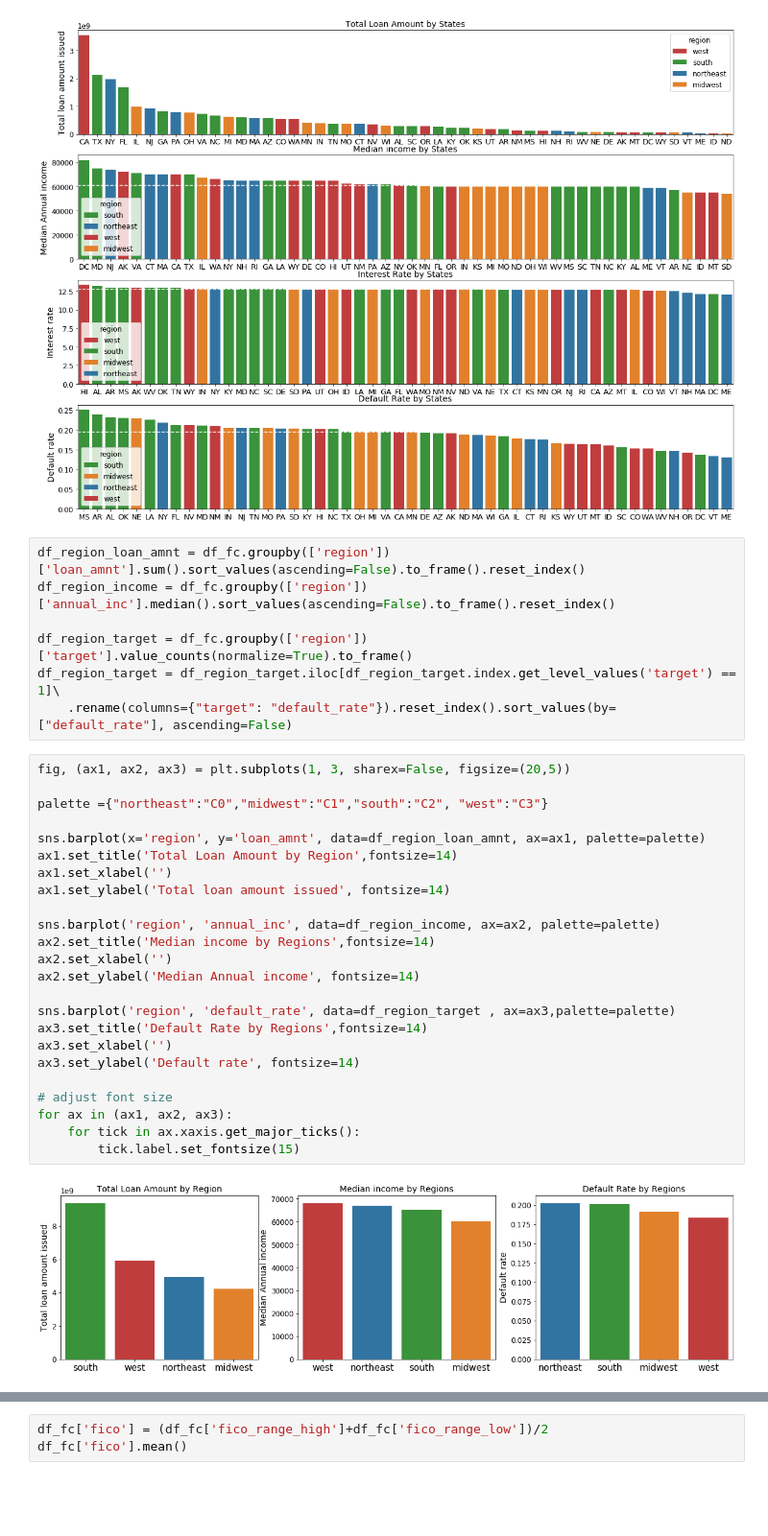
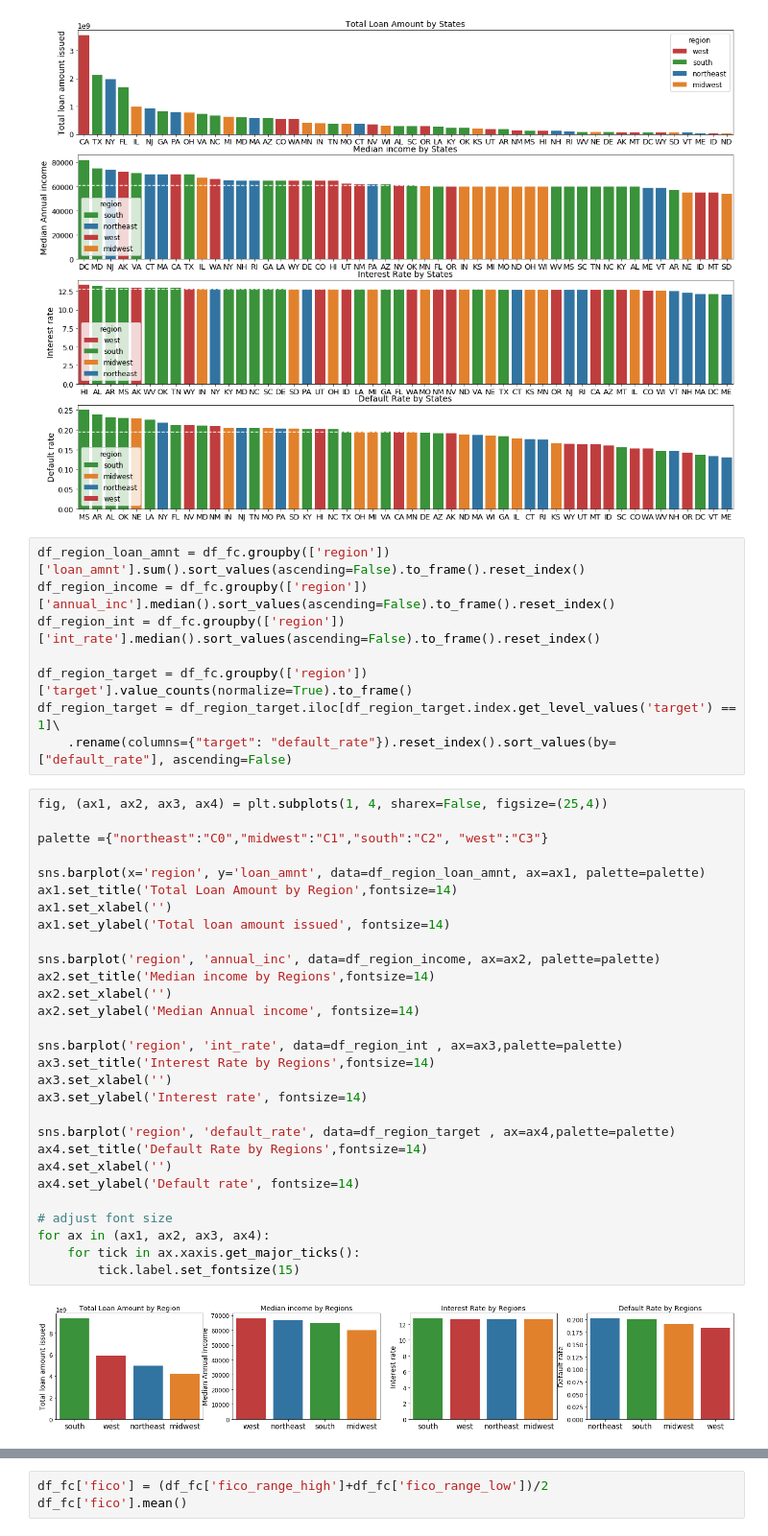
Before and after one commit to cyuancheng/Lending_Club, a Jupyter notebook: 04_LC_DataStory_EDA.ipynb, the cells around one changed output, grey strips where cells are left out. Shown at 96% size. Drawn from its saved outputs; the diff is of its cells as text; blank space fills up the shorter version.

```diff
--- a/04_LC_DataStory_EDA.ipynb
+++ b/04_LC_DataStory_EDA.ipynb
@@ -351,33 +351,39 @@ for ax in (ax1, ax2, ax3, ax4):
 # %%
 df_region_loan_amnt = df_fc.groupby(['region'])['loan_amnt'].sum().sort_values(ascending=False).to_frame().reset_index()
 df_region_income = df_fc.groupby(['region'])['annual_inc'].median().sort_values(ascending=False).to_frame().reset_index()
+df_region_int = df_fc.groupby(['region'])['int_rate'].median().sort_values(ascending=False).to_frame().reset_index()
 
 df_region_target = df_fc.groupby(['region'])['target'].value_counts(normalize=True).to_frame()
 df_region_target = df_region_target.iloc[df_region_target.index.get_level_values('target') == 1]\
     .rename(columns={"target": "default_rate"}).reset_index().sort_values(by=["default_rate"], ascending=False)
 # %%
-fig, (ax1, ax2, ax3) = plt.subplots(1, 3, sharex=False, figsize=(20,5))
+fig, (ax1, ax2, ax3, ax4) = plt.subplots(1, 4, sharex=False, figsize=(25,4))
 
 palette ={"northeast":"C0","midwest":"C1","south":"C2", "west":"C3"}
 
 sns.barplot(x='region', y='loan_amnt', data=df_region_loan_amnt, ax=ax1, palette=palette)
 ax1.set_title('Total Loan Amount by Region',fontsize=14)
 ax1.set_xlabel('')
 ax1.set_ylabel('Total loan amount issued', fontsize=14)
 
 sns.barplot('region', 'annual_inc', data=df_region_income, ax=ax2, palette=palette)
 ax2.set_title('Median income by Regions',fontsize=14)
 ax2.set_xlabel('')
 ax2.set_ylabel('Median Annual income', fontsize=14)
 
-sns.barplot('region', 'default_rate', data=df_region_target , ax=ax3,palette=palette)
-ax3.set_title('Default Rate by Regions',fontsize=14)
+sns.barplot('region', 'int_rate', data=df_region_int , ax=ax3,palette=palette)
+ax3.set_title('Interest Rate by Regions',fontsize=14)
 ax3.set_xlabel('')
-ax3.set_ylabel('Default rate', fontsize=14)
+ax3.set_ylabel('Interest rate', fontsize=14)
+
+sns.barplot('region', 'default_rate', data=df_region_target , ax=ax4,palette=palette)
+ax4.set_title('Default Rate by Regions',fontsize=14)
+ax4.set_xlabel('')
+ax4.set_ylabel('Default rate', fontsize=14)
 
 # adjust font size
-for ax in (ax1, ax2, ax3):
+for ax in (ax1, ax2, ax3, ax4):
     for tick in ax.xaxis.get_major_ticks():
         tick.label.set_fontsize(15)
 # %% [output]
-[figure, old version]
+[figure, new version]
```
Also changed, not shown: parts of 14 cells of this notebook.
